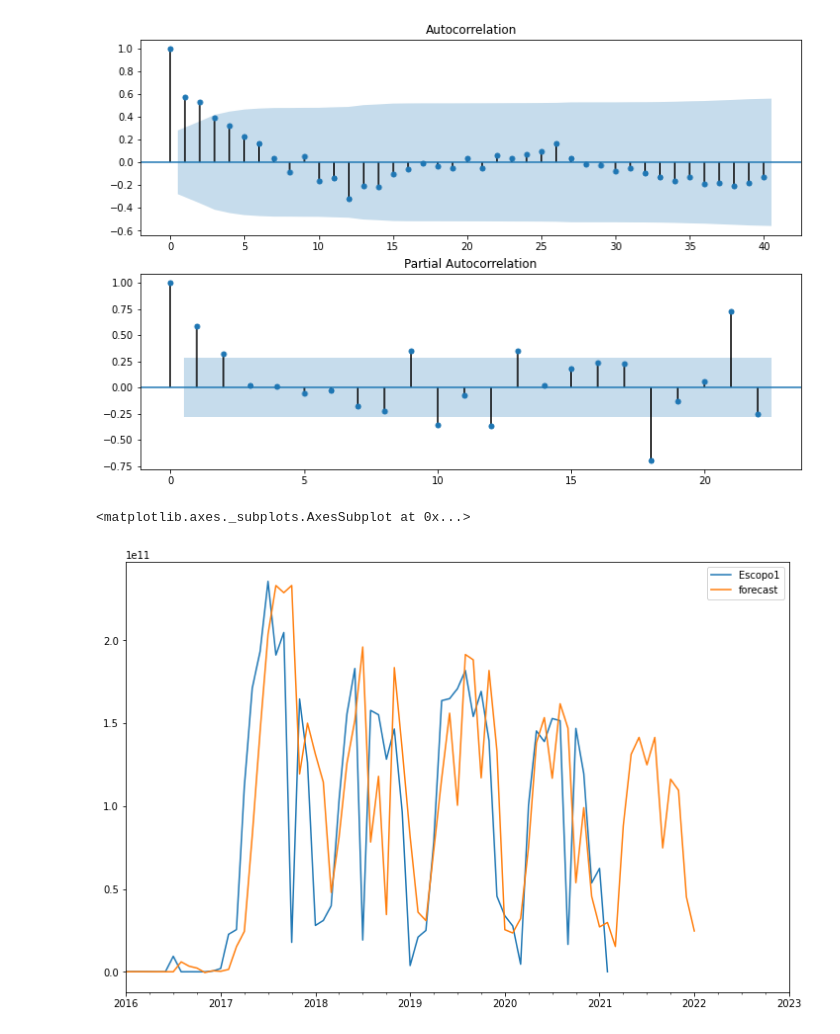
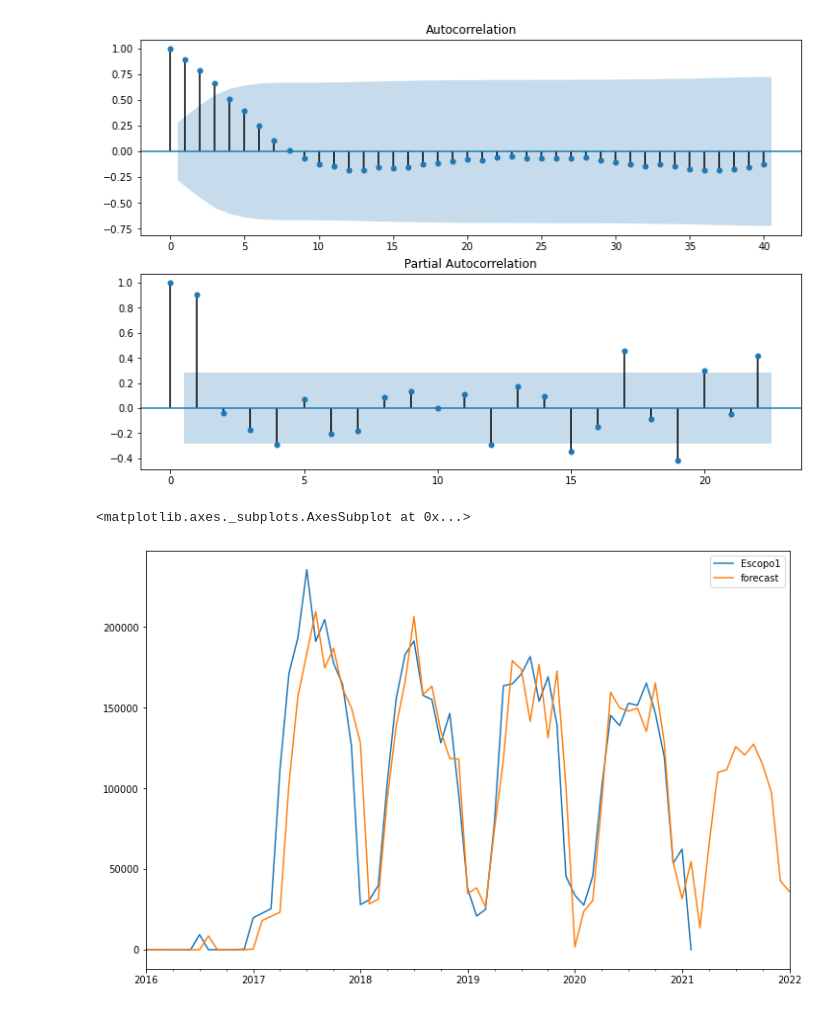
Before and after one commit to joefreire/previsao, a Jupyter notebook: Previsao.ipynb, the cells around one changed output. Cells and saved outputs as stored; diff of their text form; code cells hidden in the pictures.

```diff
--- a/Previsao.ipynb
+++ b/Previsao.ipynb
@@ -16,10 +16,10 @@ from matplotlib import pyplot
 
 
 
-df = pd.read_csv('/content/drive/MyDrive/previsao/dataset.csv', thousands=',')
-df["Escopo1"]=df["Escopo1"].astype(float)
-df["Escopo2"]=df["Escopo2"].astype(float)
-df["Escopo3"]=df["Escopo2"].astype(float)
+df = pd.read_csv('/content/drive/MyDrive/previsao/dataset2.csv')
+df["Escopo1"]=df["Escopo1"].str.replace(",",".").astype(float)
+df["Escopo2"]=df["Escopo2"].str.replace(",",".").astype(float)
+df["Escopo3"]=df["Escopo3"].str.replace(",",".").astype(float)
 df['Ref']=pd.to_datetime(df['Ref'])
 df.set_index('Ref',inplace=True)
 
@@ -135,19 +139,19 @@ fig = sm.graphics.tsa.plot_acf(escopo1['Diferença Sazonal'].iloc[13:],lags=40,a
 ax2 = fig.add_subplot(212)
 fig = sm.graphics.tsa.plot_pacf(escopo1['Diferença Sazonal'].iloc[13:],lags=22,ax=ax2)
 # %% [output]
-[figure, old version]
+[figure, new version]
 # %%
 
 from pandas.tseries.offsets import DateOffset
-model=sm.tsa.statespace.SARIMAX(escopo1['Escopo1'],order=(4, 2, 1),seasonal_order=(1,1,1,12))
+model=sm.tsa.statespace.SARIMAX(escopo1['Escopo1'],order=(1,0,0),seasonal_order=(1,1,1,12))
 results=model.fit()
-future_dates=[escopo1.index[-1]+ DateOffset(months=x)for x in range(0,24)]
+future_dates=[escopo1.index[-1]+ DateOffset(months=x)for x in range(0,12)]
 future_datest_df=pd.DataFrame(index=future_dates[1:],columns=escopo1.columns)
 future_df=pd.concat([escopo1,future_datest_df])
 
 future_df['forecast'] = results.predict(end = 72)
 
 future_df[['Escopo1', 'forecast']].plot(figsize=(12, 8))
 # %% [output]
 <matplotlib.axes._subplots.AxesSubplot at 0x...>
-[figure, old version]
+[figure, new version]
```
Also changed, not shown: parts of 28 cells of this notebook.
